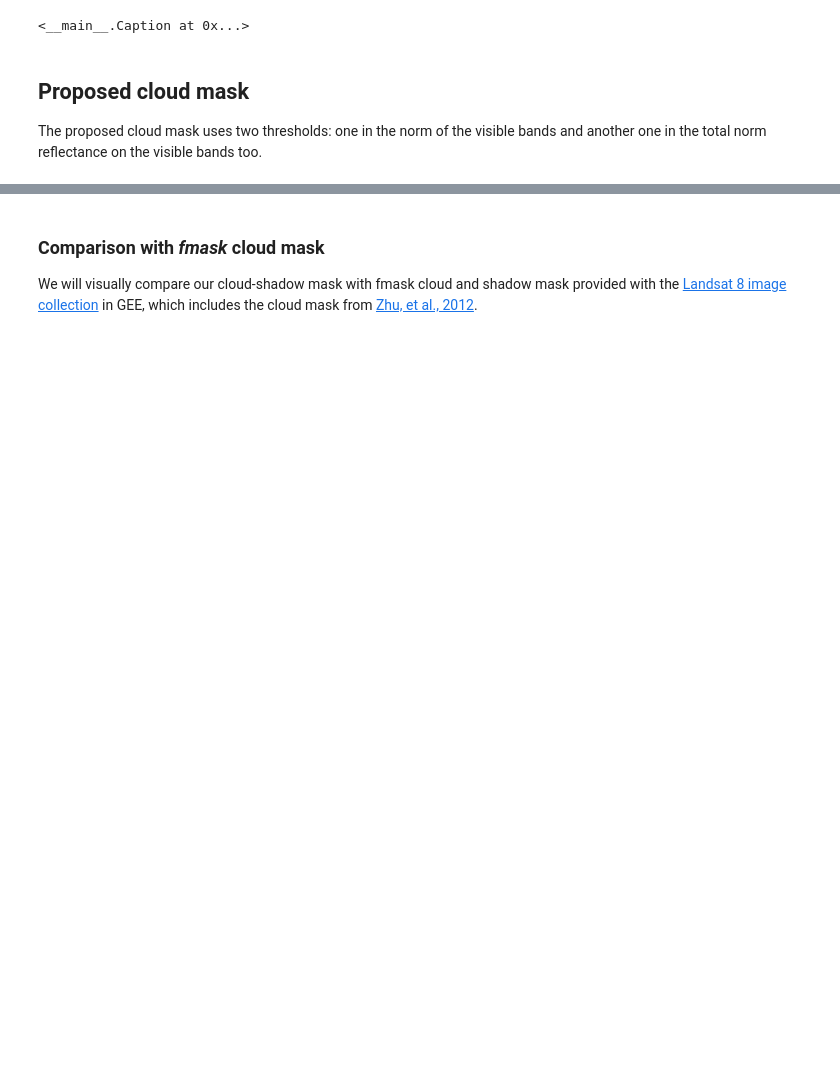
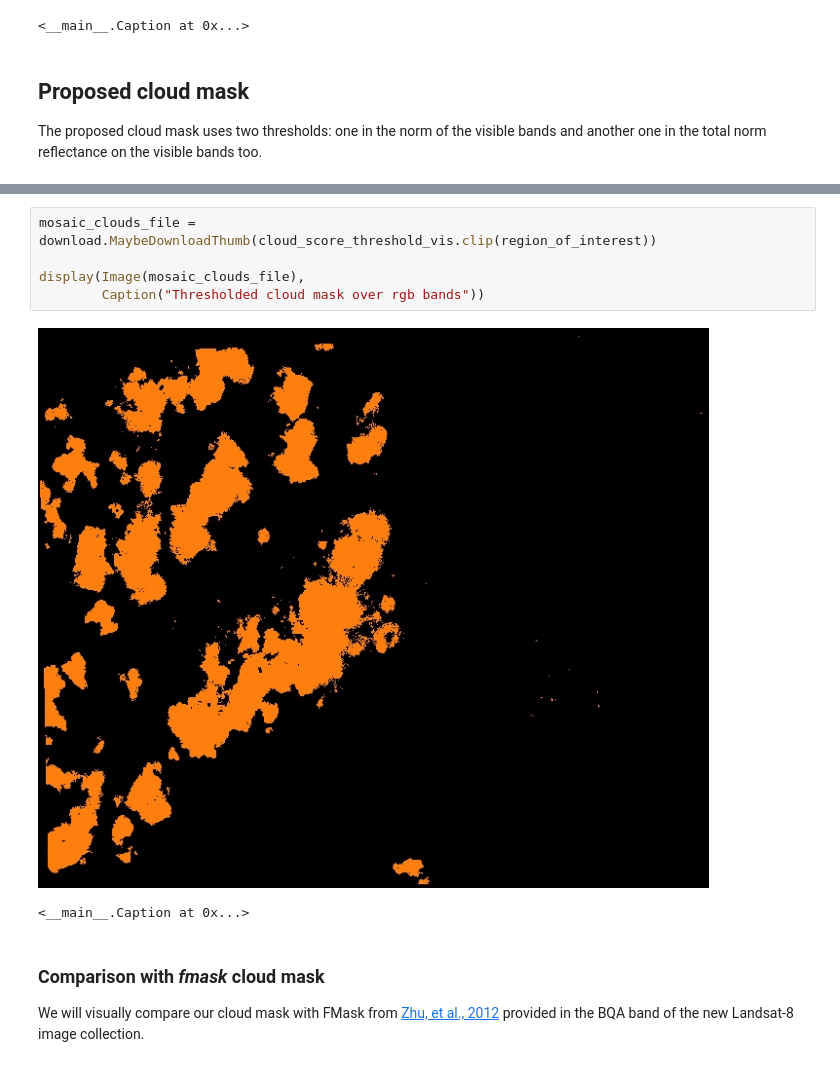
Before and after one commit to IPL-UV/ee_ipl_uv, a Jupyter notebook: examples/clustering_differences.ipynb, the cells around one changed output, grey strips where cells are left out. Cells and saved outputs as stored; diff of their text form; blank space fills up the shorter version.

```diff
--- a/examples/clustering_differences.ipynb
+++ b/examples/clustering_differences.ipynb
@@ -221,5 +232,13 @@ display(Image(mosaic_clouds_file),
 <__main__.Caption at 0x...>
+# %%
+mosaic_clouds_file = download.MaybeDownloadThumb(cloud_score_threshold_vis.clip(region_of_interest))
+
+display(Image(mosaic_clouds_file),
+        Caption("Thresholded cloud mask over rgb bands"))
+# %% [output]
+[figure, added]
+<__main__.Caption at 0x...>
 # %% [markdown]
 ### Comparison with *fmask* cloud mask
-We will visually compare our cloud-shadow mask with fmask cloud and shadow mask provided with the [Landsat 8 image collection](https://code.earthengine.google.com/dataset/LANDSAT/LC8_L1T_TOA_FMASK) in GEE, which includes the cloud mask from [Zhu, et al., 2012](http://www.sciencedirect.com/science/article/pii/S0034425711003853).
+We will visually compare our cloud mask with FMask from [Zhu, et al., 2012](http://www.sciencedirect.com/science/article/pii/S0034425711003853) provided in the BQA band of the new Landsat-8 image collection.
 # %%
```
Also changed, not shown: parts of 13 cells of this notebook, 13 other files.
